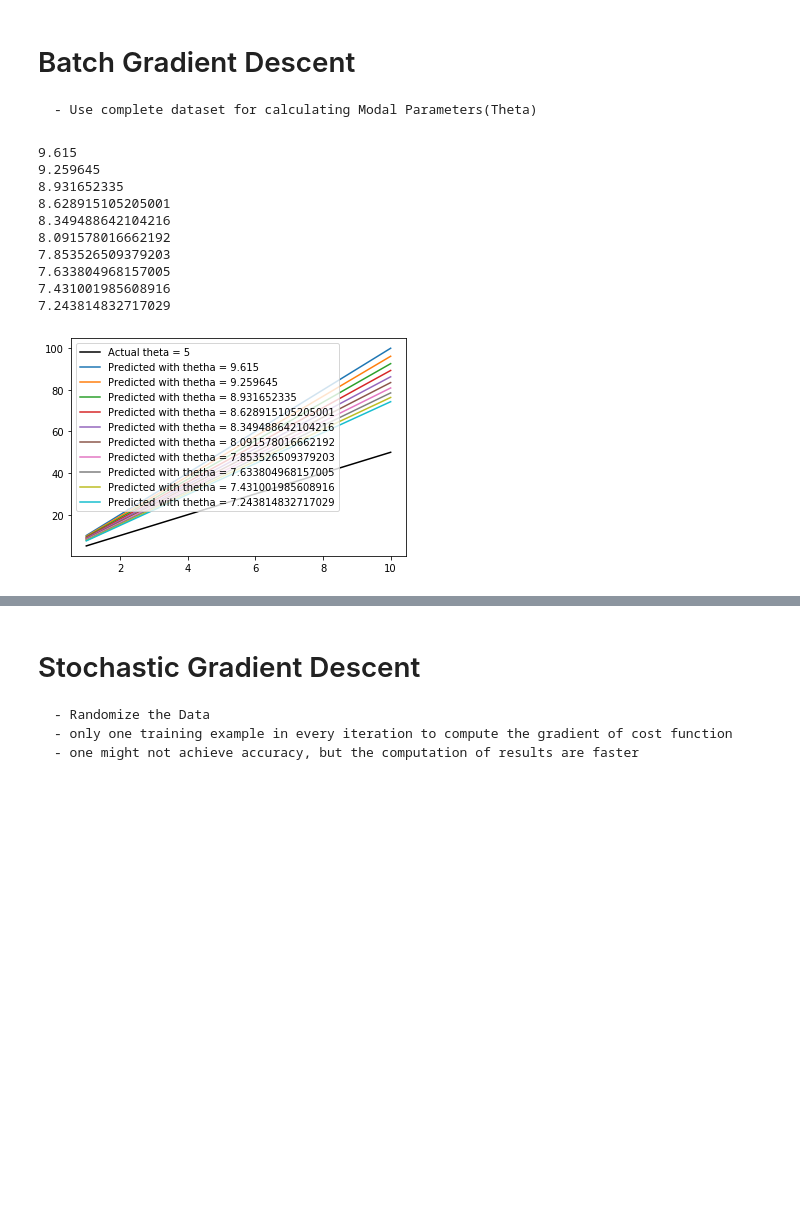
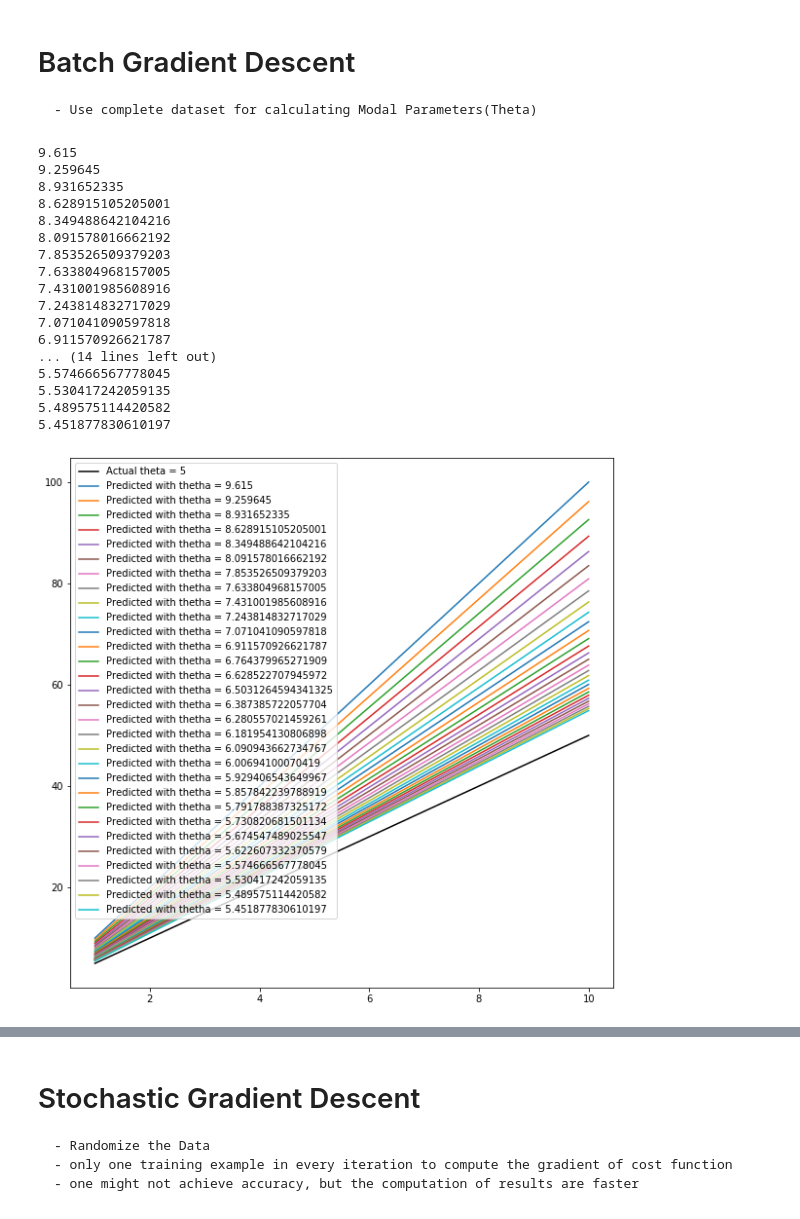
Before and after one commit to NandaCj/data-science-class, a Jupyter notebook: Python/machine_learning/Gradient_Descent.ipynb, the cells around one changed output, grey strips where cells are left out. Drawn from its saved outputs; the diff is of its cells as text; code cells hidden in the pictures; blank space fills up the shorter version.

```diff
--- a/Python/machine_learning/Gradient_Descent.ipynb
+++ b/Python/machine_learning/Gradient_Descent.ipynb
@@ -66,29 +66,36 @@ def BatchGradientDescent(x, y, theta, learning_rate, iterations, tolerance):
             if m - theta <= tolerance :
                 break
     plt.legend()
-    plt.rcParams["figure.figsize"] = (80,10)
+    plt.rcParams["figure.figsize"] = (80,20)
 
     plt.show()
 
     return theta_list
 # %%
-iterations = 10
-tolerance = None
+iterations = 30
+tolerance = False
 learning_rate = 0.001
 initial_random_theta = 10
 theta_list = BatchGradientDescent(x, y , theta=initial_random_theta, learning_rate=learning_rate, iterations=iterations , tolerance = tolerance)
 # %% [output]
 9.615
 9.259645
 8.931652335
 8.628915105205001
 8.349488642104216
 8.091578016662192
 7.853526509379203
 7.633804968157005
 7.431001985608916
 7.243814832717029
+7.071041090597818
+6.911570926621787
+... (14 lines left out)
+5.574666567778045
+5.530417242059135
+5.489575114420582
+5.451877830610197
-[figure, old version]
+[figure, new version]
 # %%
 import matplotlib.pyplot as plt
 print(iterations, len(theta_list))
```
Also changed, not shown: parts of 1 cell of this notebook, 6 other files.
